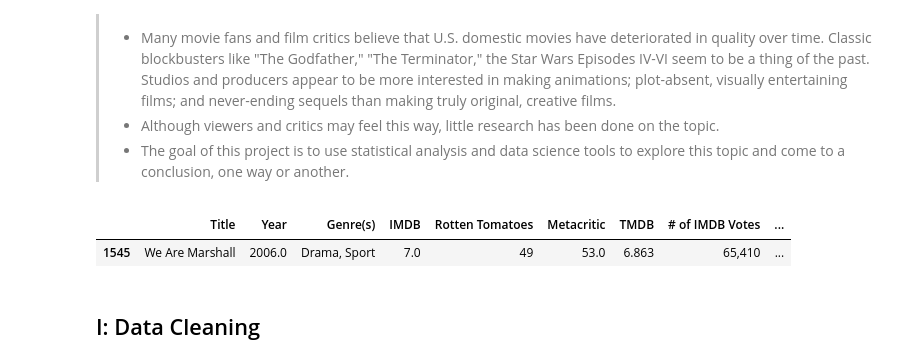
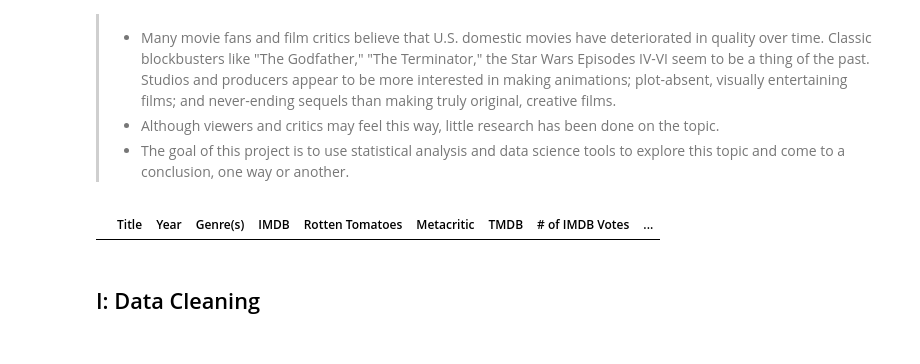
Before and after one commit to tsnow2010/DATA601, a Jupyter notebook: DATA601_Project1/src/main.ipynb, the cells around one changed output. Drawn from its saved outputs; the diff is of its cells as text; code cells hidden in the pictures.

```diff
--- a/DATA601_Project1/src/main.ipynb
+++ b/DATA601_Project1/src/main.ipynb
@@ -25,11 +23,12 @@ import plotly.express as px
 # %%
 # Create initial DataFrame from movie_data.csv
 
 df = pd.read_csv('movie_data.csv')
 df.sample(1)
+
+df[df['Title'] == "Hubie Halloween"]
 # %% [output]
 |  | Title | Year | Genre(s) | IMDB | Rotten Tomatoes | Metacritic | TMDB | # of IMDB Votes | ... |
-| 1545 | We Are Marshall | 2006.0 | Drama, Sport | 7.0 | 49 | 53.0 | 6.863 | 65,410 | ... |
 # %% [markdown]
 ## I: Data Cleaning
 # %% [markdown]
```
Also changed, not shown: parts of 1 cell of this notebook.
